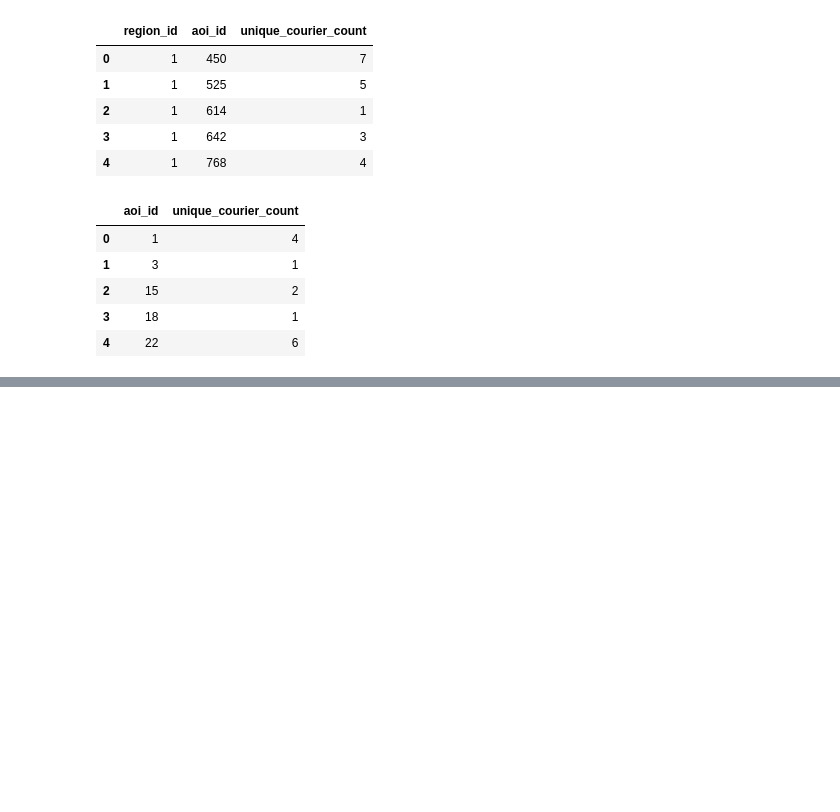
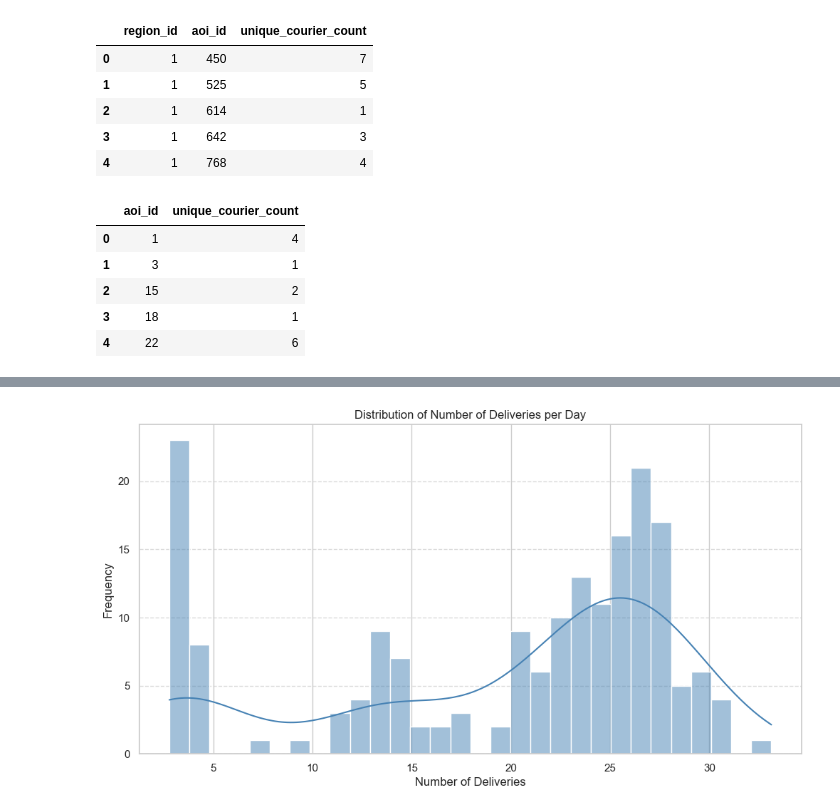
Before and after one commit to ISL-0111/IDS701_Team_Project, a Jupyter notebook: EDA.ipynb, the cells around one changed output, grey strips where cells are left out. Saved outputs shown, nothing was run; the diff lists cells and outputs as text; code cells hidden in the pictures; blank space fills up the shorter version.

```diff
--- a/EDA.ipynb
+++ b/EDA.ipynb
@@ -634,0 +653,10 @@ aoi_courier_counts.head()
+# %%
+delivery_by_day = (
+    agg_df_simple.groupby("ds")
+    .agg(
+        avg_delivery_count=("task_count", "mean"),
+        sum_delivery_count=("task_count", "sum"),
+    )
+    .reset_index()
+)
+delivery_by_day
@@ -634,0 +708,12 @@ aoi_courier_counts.head()
+# %%
+plt.figure(figsize=(12, 6))
+sns.histplot(
+    delivery_by_day["avg_delivery_count"], bins=30, kde=True, color="steelblue"
+)
+plt.title("Distribution of Number of Deliveries per Day")
+plt.xlabel("Number of Deliveries")
+plt.ylabel("Frequency")
+plt.grid(axis="y", linestyle="--", alpha=0.7)
+plt.show()
+# %% [output]
+[figure, added]
```
Also changed, not shown: parts of 22 cells of this notebook.
